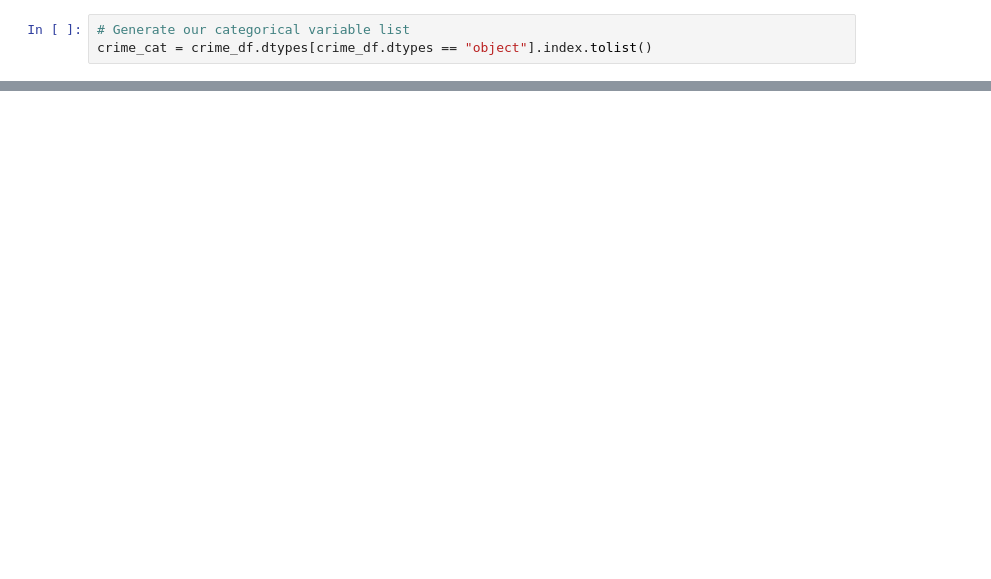
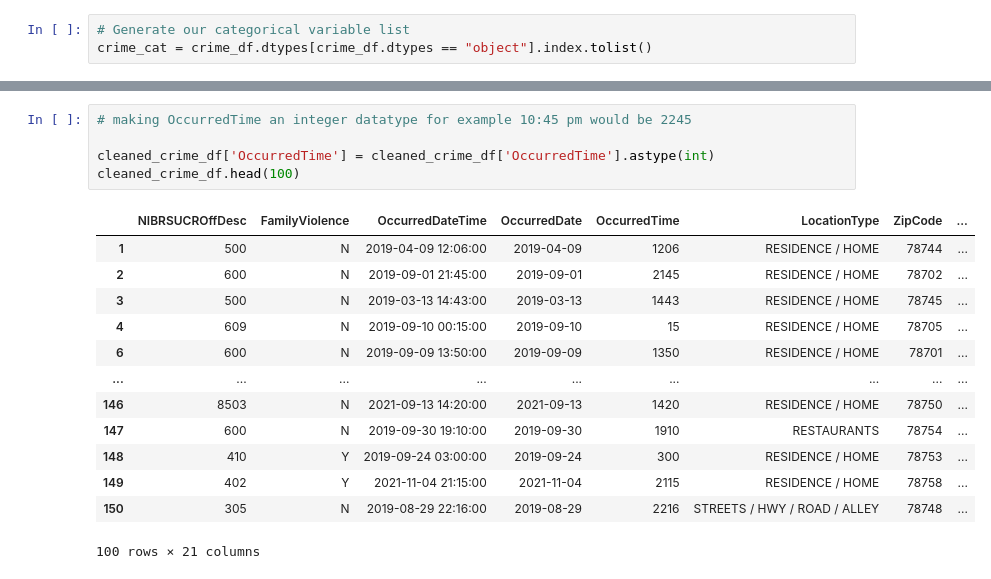
Before and after one commit to azusenaarroyo/project-one, a Jupyter notebook: AustinCrime.ipynb, the cells around one changed output, grey strips where cells are left out. Drawn from its saved outputs; the diff is of its cells as text; blank space fills up the shorter version.

```diff
--- a/AustinCrime.ipynb
+++ b/AustinCrime.ipynb
@@ -166,0 +270,19 @@ x.head()
+# %%
+# making OccurredTime an integer datatype for example 10:45 pm would be 2245
+
+cleaned_crime_df['OccurredTime'] = cleaned_crime_df['OccurredTime'].astype(int)
+cleaned_crime_df.head(100)
+# %% [output]
+|  | NIBRSUCROffDesc | FamilyViolence | OccurredDateTime | OccurredDate | OccurredTime | LocationType | ZipCode | ... |
+| 1 | 500 | N | 2019-04-09 12:06:00 | 2019-04-09 | 1206 | RESIDENCE / HOME | 78744 | ... |
+| 2 | 600 | N | 2019-09-01 21:45:00 | 2019-09-01 | 2145 | RESIDENCE / HOME | 78702 | ... |
+| 3 | 500 | N | 2019-03-13 14:43:00 | 2019-03-13 | 1443 | RESIDENCE / HOME | 78745 | ... |
+| 4 | 609 | N | 2019-09-10 00:15:00 | 2019-09-10 | 15 | RESIDENCE / HOME | 78705 | ... |
+| 6 | 600 | N | 2019-09-09 13:50:00 | 2019-09-09 | 1350 | RESIDENCE / HOME | 78701 | ... |
+| ... | ... | ... | ... | ... | ... | ... | ... | ... |
+| 146 | 8503 | N | 2021-09-13 14:20:00 | 2021-09-13 | 1420 | RESIDENCE / HOME | 78750 | ... |
+| 147 | 600 | N | 2019-09-30 19:10:00 | 2019-09-30 | 1910 | RESTAURANTS | 78754 | ... |
+| 148 | 410 | Y | 2019-09-24 03:00:00 | 2019-09-24 | 300 | RESIDENCE / HOME | 78753 | ... |
+| 149 | 402 | Y | 2021-11-04 21:15:00 | 2021-11-04 | 2115 | RESIDENCE / HOME | 78758 | ... |
+| 150 | 305 | N | 2019-08-29 22:16:00 | 2019-08-29 | 2216 | STREETS / HWY / ROAD / ALLEY | 78748 | ... |
+100 rows × 21 columns
```
Also changed, not shown: parts of 98 cells of this notebook.
